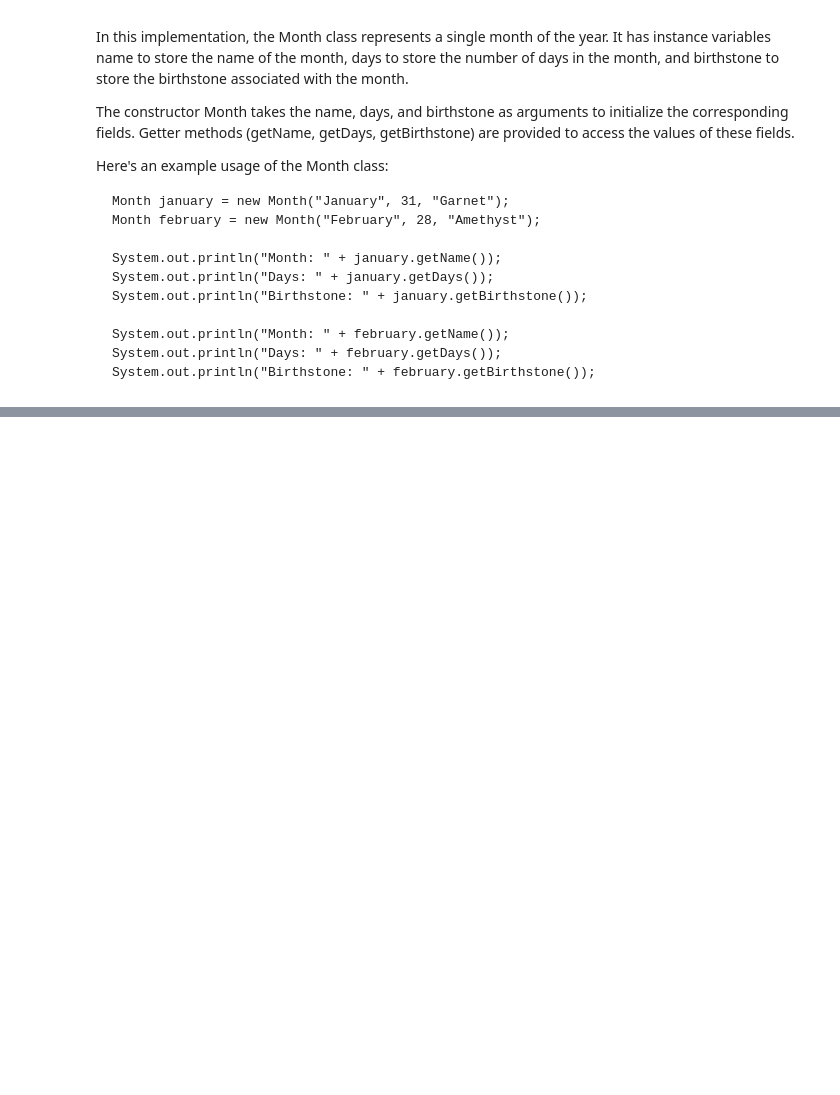
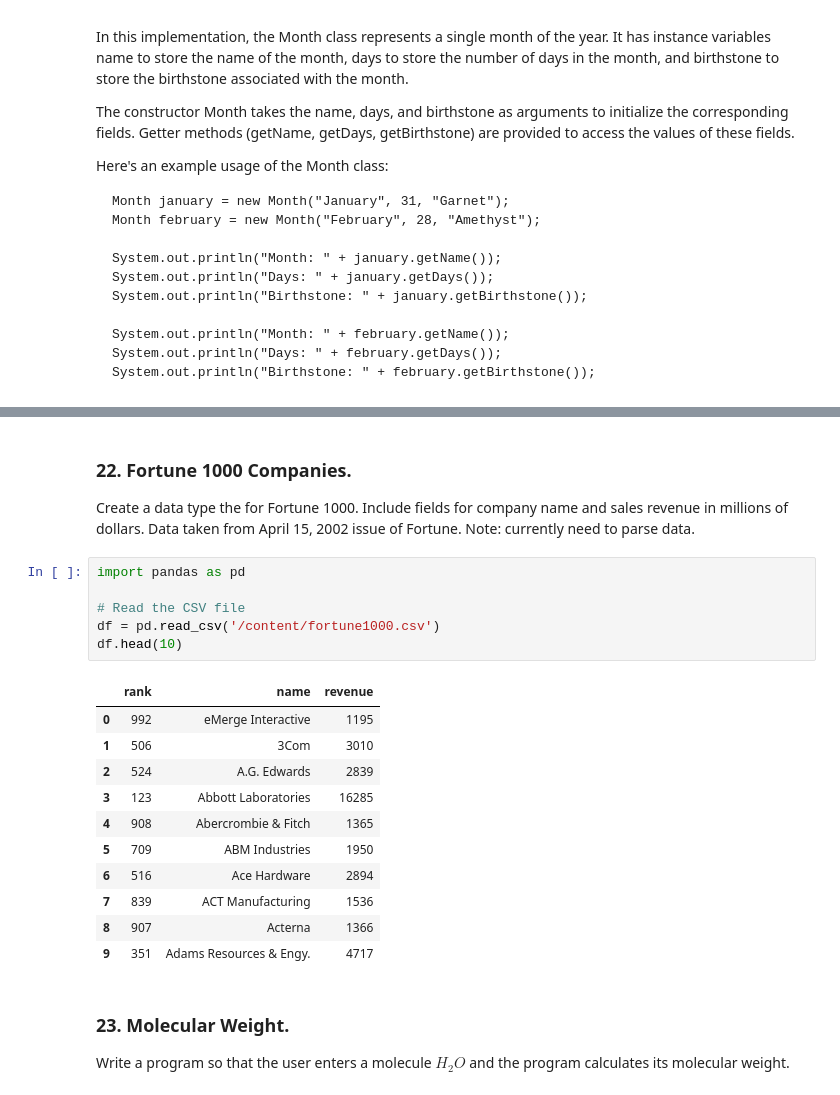
Before and after one commit to SpenBobCat/Computer_Science, a Jupyter notebook: 3_2_Creating_Data_Types.ipynb, the cells around one changed output, grey strips where cells are left out. Saved outputs shown, nothing was run; the diff lists cells and outputs as text; blank space fills up the shorter version.

```diff
--- a/3_2_Creating_Data_Types.ipynb
+++ b/3_2_Creating_Data_Types.ipynb
@@ -2811,0 +3331,26 @@ System.out.println("Birthstone: " + february.getBirthstone());
+# %% [markdown]
+### 22. Fortune 1000 Companies.
+
+Create a data type the for Fortune 1000. Include fields for company name and sales revenue in millions of dollars. Data taken from April 15, 2002 issue of Fortune. Note: currently need to parse data.
+# %%
+import pandas as pd
+
+# Read the CSV file
+df = pd.read_csv('/content/fortune1000.csv')
+df.head(10)
+# %% [output]
+|  | rank | name | revenue |
+| 0 | 992 | eMerge Interactive | 1195 |
+| 1 | 506 | 3Com | 3010 |
+| 2 | 524 | A.G. Edwards | 2839 |
+| 3 | 123 | Abbott Laboratories | 16285 |
+| 4 | 908 | Abercrombie & Fitch | 1365 |
+| 5 | 709 | ABM Industries | 1950 |
+| 6 | 516 | Ace Hardware | 2894 |
+| 7 | 839 | ACT Manufacturing | 1536 |
+| 8 | 907 | Acterna | 1366 |
+| 9 | 351 | Adams Resources & Engy. | 4717 |
+# %% [markdown]
+### 23. Molecular Weight.
+
+Write a program so that the user enters a molecule $H_{2}O$ and the program calculates its molecular weight.
```
Also changed, not shown: parts of 33 cells of this notebook.
